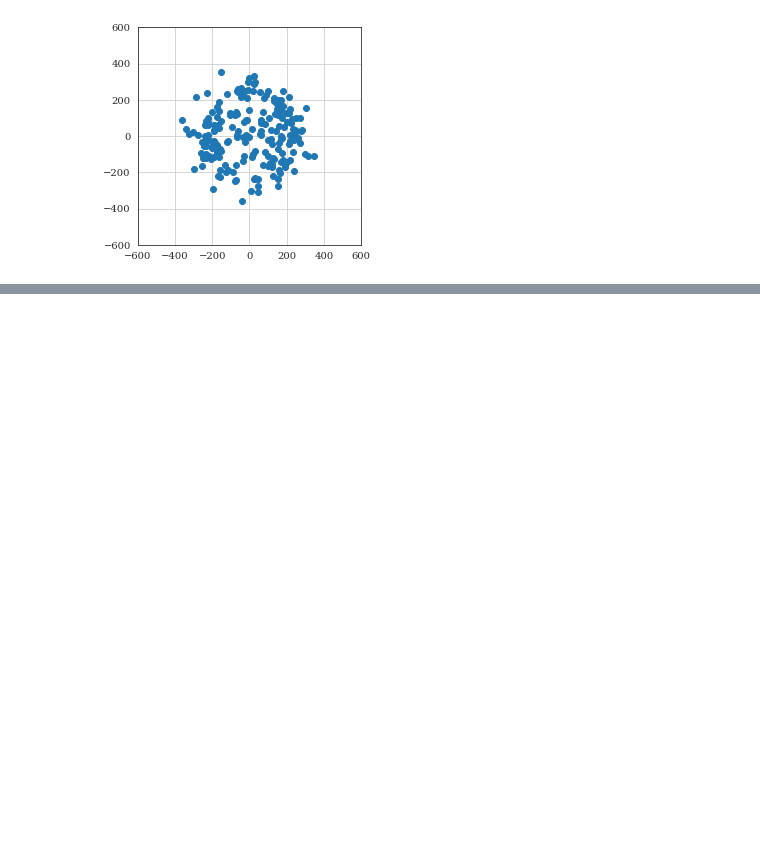
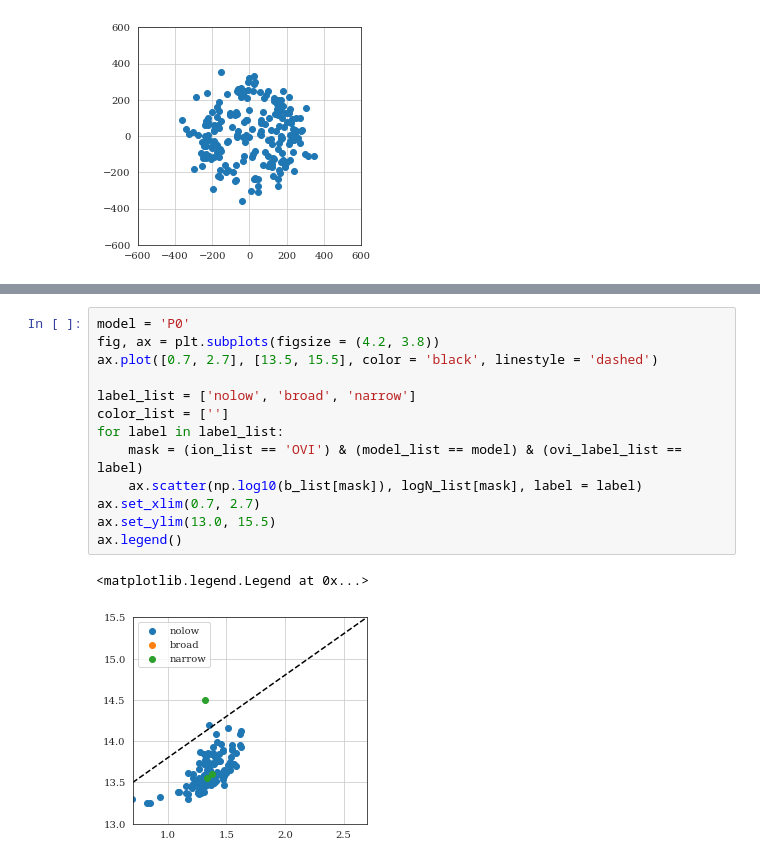
Before and after one commit to ibutsky/synthetic_spectra, a Jupyter notebook: scripts/plotting/sightline_analysis.ipynb, the cells around one changed output, grey strips where cells are left out. Cells and saved outputs as stored; diff of their text form; blank space fills up the shorter version.

```diff
--- a/scripts/plotting/sightline_analysis.ipynb
+++ b/scripts/plotting/sightline_analysis.ipynb
@@ -338,0 +435,16 @@ ax.set_ylim(-600, 600)
+# %%
+model = 'P0'
+fig, ax = plt.subplots(figsize = (4.2, 3.8))
+ax.plot([0.7, 2.7], [13.5, 15.5], color = 'black', linestyle = 'dashed')
+
+label_list = ['nolow', 'broad', 'narrow']
+color_list = ['']
+for label in label_list:
+    mask = (ion_list == 'OVI') & (model_list == model) & (ovi_label_list == label)
+    ax.scatter(np.log10(b_list[mask]), logN_list[mask], label = label)
+ax.set_xlim(0.7, 2.7)
+ax.set_ylim(13.0, 15.5)
+ax.legend()
+# %% [output]
+<matplotlib.legend.Legend at 0x...>
+[figure, added]
```
Also changed, not shown: parts of 10 cells of this notebook, 7 other files.
